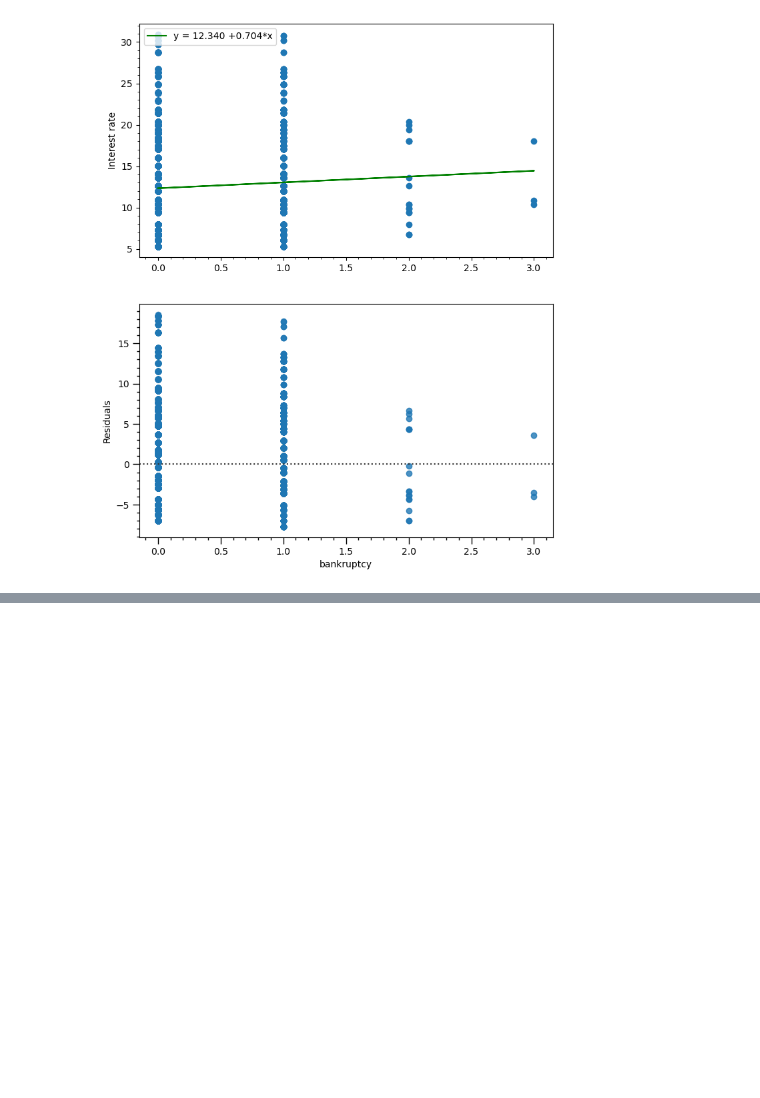
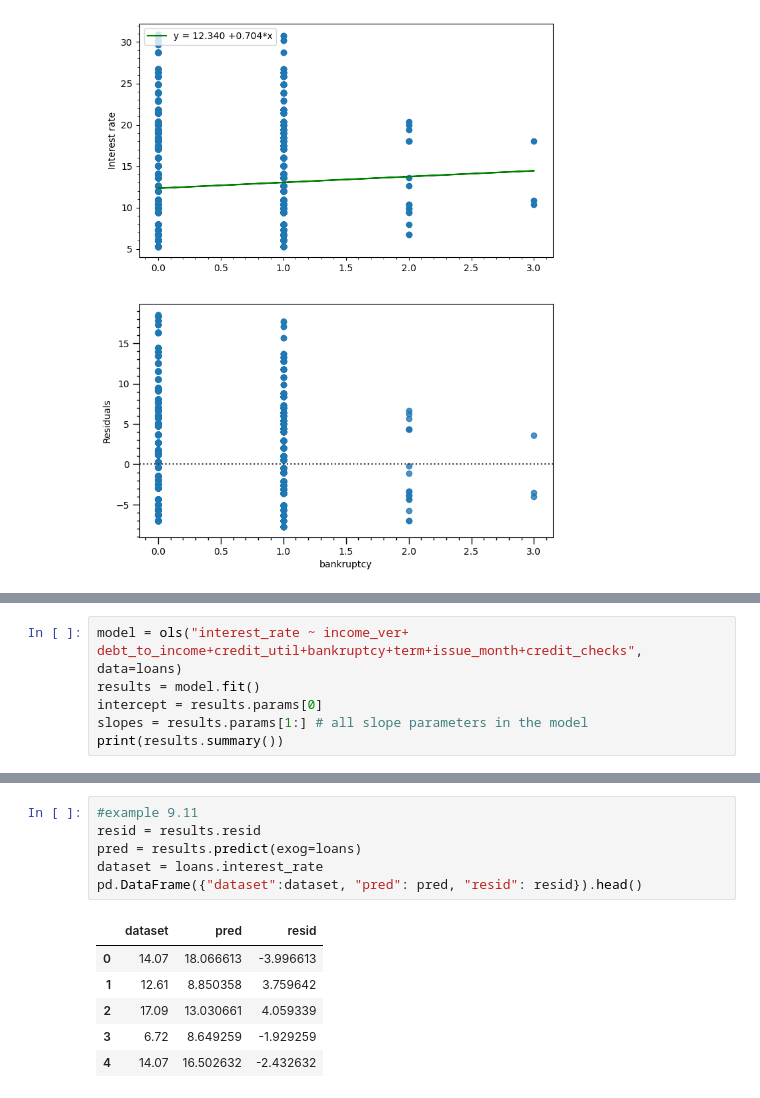
Before and after one commit to mseyhan/statistical-learning, a Jupyter notebook: chapter9_1.ipynb, the cells around one changed output, grey strips where cells are left out. Cells and saved outputs as stored; diff of their text form; blank space fills up the shorter version.

```diff
--- a/chapter9_1.ipynb
+++ b/chapter9_1.ipynb
@@ -157,0 +210,6 @@ Notes:
+# %%
+model = ols("interest_rate ~ income_ver+ debt_to_income+credit_util+bankruptcy+term+issue_month+credit_checks", data=loans)
+results = model.fit()
+intercept = results.params[0]
+slopes = results.params[1:] # all slope parameters in the model
+print(results.summary())
@@ -157,0 +234,13 @@ Notes:
+# %%
+#example 9.11
+resid = results.resid
+pred = results.predict(exog=loans)
+dataset = loans.interest_rate
+pd.DataFrame({"dataset":dataset, "pred": pred, "resid": resid}).head()
+# %% [output]
+|  | dataset | pred | resid |
+| 0 | 14.07 | 18.066613 | -3.996613 |
+| 1 | 12.61 | 8.850358 | 3.759642 |
+| 2 | 17.09 | 13.030661 | 4.059339 |
+| 3 | 6.72 | 8.649259 | -1.929259 |
+| 4 | 14.07 | 16.502632 | -2.432632 |
```
Also changed, not shown: parts of 9 cells of this notebook.
